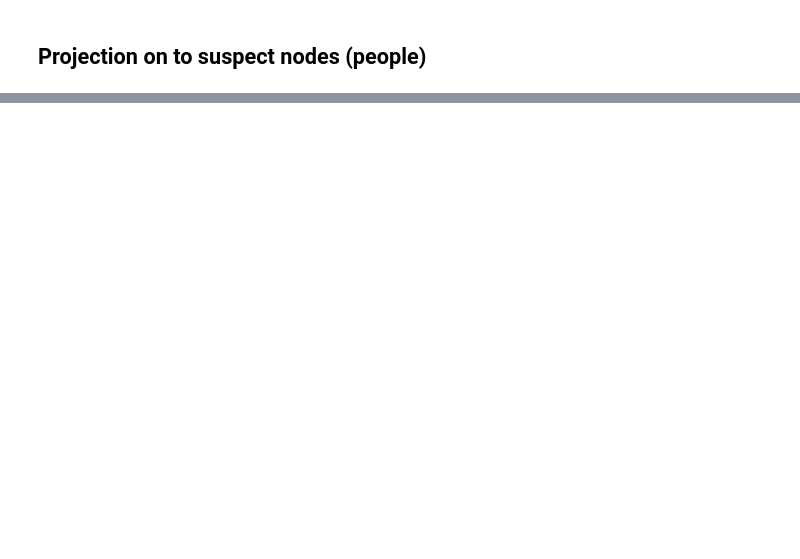
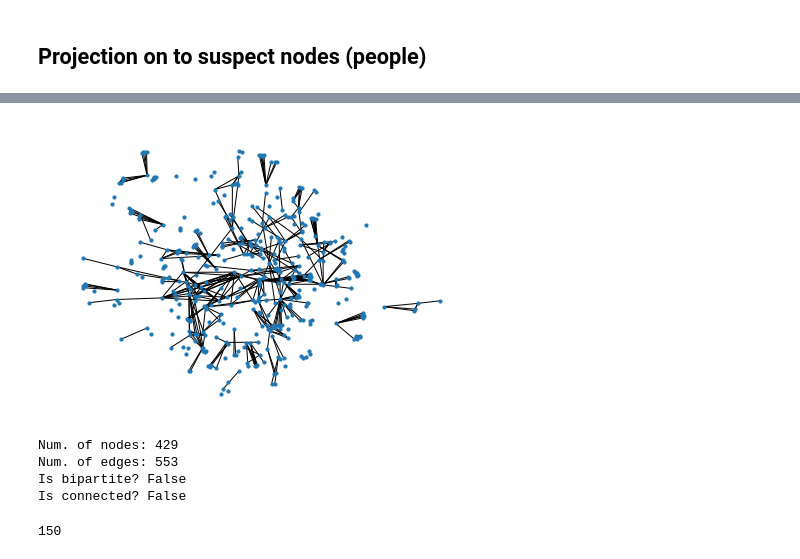
Before and after one commit to dmdequin/CrimeNetworkAnalysis, a Jupyter notebook: Notebooks/notebook.ipynb, the cells around one changed output, grey strips where cells are left out. Saved outputs shown, nothing was run; the diff lists cells and outputs as text; code cells hidden in the pictures; blank space fills up the shorter version.

```diff
--- a/Notebooks/notebook.ipynb
+++ b/Notebooks/notebook.ipynb
@@ -616,0 +720,22 @@ plt.show()
+# %%
+nx.draw(weighted_suspect_graph,pos,node_size=10)
+# %% [output]
+[figure, added]
+# %%
+print(
+    'Num. of nodes: {} \nNum. of edges: {} \nIs bipartite? {} \nIs connected? {}'.format(
+        weighted_suspect_graph.number_of_nodes(),
+        weighted_suspect_graph.number_of_edges(),
+        nx.is_bipartite(weighted_suspect_graph),
+        nx.is_connected(weighted_suspect_graph)
+        )
+    )
+# %% [output]
+Num. of nodes: 429
+Num. of edges: 553
+Is bipartite? False
+Is connected? False
+# %%
+nx.number_connected_components(weighted_suspect_graph)
+# %% [output]
+150
```
Also changed, not shown: parts of 41 cells of this notebook.
